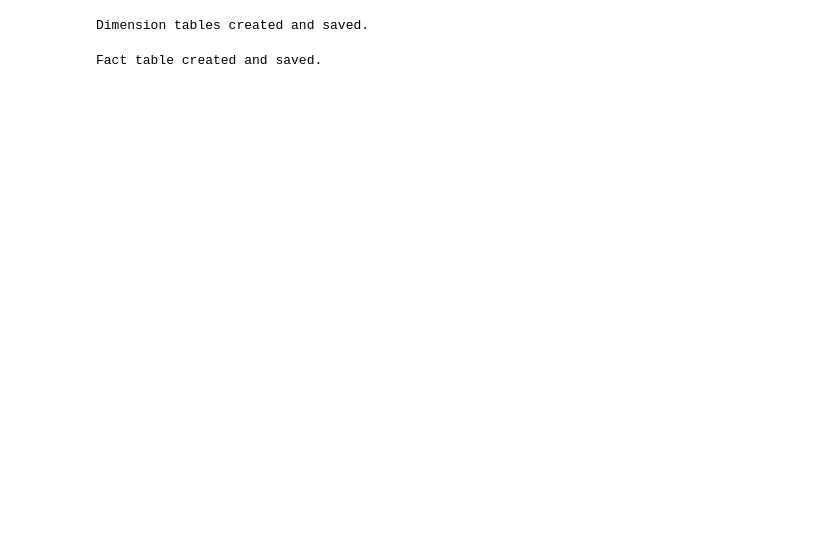
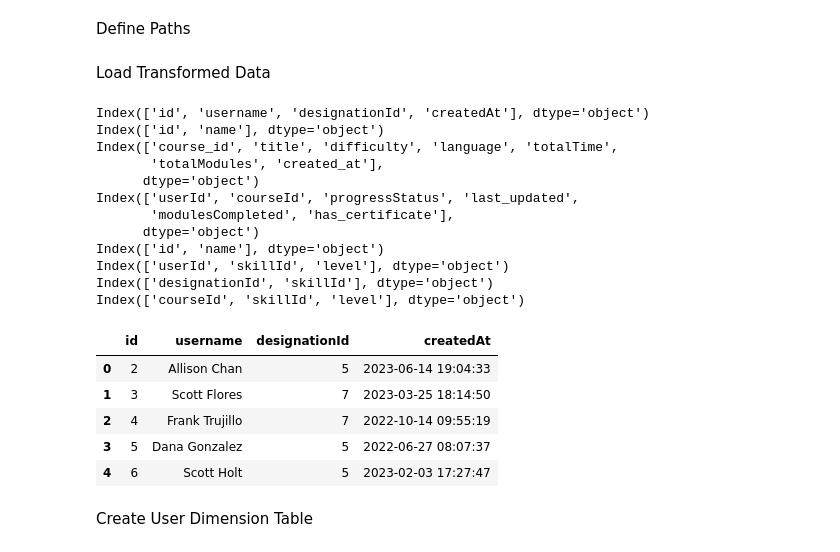
Before and after one commit to AishwaryaGanesh02/jman-course-management, a Jupyter notebook: data/pipelines/gold/create_data_marts.ipynb, the cells around one changed output. Drawn from its saved outputs; the diff is of its cells as text; code cells hidden in the pictures; blank space fills up the shorter version.

Commit message:
DE: Gold layer

```diff
--- a/data/pipelines/gold/create_data_marts.ipynb
+++ b/data/pipelines/gold/create_data_marts.ipynb
@@ -1,4 +1,6 @@
 # %%
 import pandas as pd
 import os
+# %% [markdown]
+Define Paths
 # %%
@@ -8,47 +10,38 @@ os.makedirs(GOLD_DATA_DIR, exist_ok=True)
+# %% [markdown]
+Load Transformed Data
 # %%
-# Cell 2: Load transformed data
+# Load transformed data
 tables = [
     "User", "Designation", "Course", "EmployeeProgress",
     "Skill", "UserSkill", "DesignationSkill", "CourseSkill"
 ]
 
 # Dictionary to hold DataFrames for each table
 transformed_dfs = {}
 
 for table in tables:
-    file_path = os.path.join(TRANSFORMED_DATA_DIR, f'transformed_{table}.csv')
+    file_path = os.path.join(TRANSFORMED_DATA_DIR, f'prep_{table}.csv')
     transformed_dfs[table] = pd.read_csv(file_path)
+    print(transformed_dfs[table].columns)
+transformed_dfs["User"].head()
+# %% [output]
+Index(['id', 'username', 'designationId', 'createdAt'], dtype='object')
+Index(['id', 'name'], dtype='object')
+Index(['course_id', 'title', 'difficulty', 'language', 'totalTime',
+       'totalModules', 'created_at'],
+      dtype='object')
+Index(['userId', 'courseId', 'progressStatus', 'last_updated',
+       'modulesCompleted', 'has_certificate'],
+      dtype='object')
+Index(['id', 'name'], dtype='object')
+Index(['userId', 'skillId', 'level'], dtype='object')
+Index(['designationId', 'skillId'], dtype='object')
+Index(['courseId', 'skillId', 'level'], dtype='object')
+|  | id | username | designationId | createdAt |
+| 0 | 2 | Allison Chan | 5 | 2023-06-14 19:04:33 |
+| 1 | 3 | Scott Flores | 7 | 2023-03-25 18:14:50 |
+| 2 | 4 | Frank Trujillo | 7 | 2022-10-14 09:55:19 |
+| 3 | 5 | Dana Gonzalez | 5 | 2022-06-27 08:07:37 |
+| 4 | 6 | Scott Holt | 5 | 2023-02-03 17:27:47 |
-# %%
-# Cell 3: Create dimension tables
-dim_users = transformed_dfs["User"]
-dim_designations = transformed_dfs["Designation"]
-dim_courses = transformed_dfs["Course"]
-dim_skills = transformed_dfs["Skill"]
-
-# Save dimension tables
-dim_users.to_csv(os.path.join(GOLD_DATA_DIR, 'dim_users.csv'), index=False)
-dim_designations.to_csv(os.path.join(GOLD_DATA_DIR, 'dim_designations.csv'), index=False)
-dim_courses.to_csv(os.path.join(GOLD_DATA_DIR, 'dim_courses.csv'), index=False)
-dim_skills.to_csv(os.path.join(GOLD_DATA_DIR, 'dim_skills.csv'), index=False)
-
-print("Dimension tables created and saved.")
-# %% [output]
-Dimension tables created and saved.
-# %%
-# Cell 4: Create fact table
-# Fact table: EmployeeProgress which relates users and courses
-fact_employee_progress = transformed_dfs["EmployeeProgress"]
-
-# Join with dimension tables to add descriptive names (if needed)
-fact_employee_progress = fact_employee_progress.merge(dim_users[['id', 'username']], left_on='userId', right_on='id', how='left', suffixes=('', '_user'))
-fact_employee_progress = fact_employee_progress.merge(dim_courses[['course_id', 'title']], left_on='courseId', right_on='course_id', how='left', suffixes=('', '_course'))
-
-# Select relevant columns for the fact table
-fact_employee_progress = fact_employee_progress[['userId', 'courseId', 'progressStatus', 'last_updated', 'modulesCompleted', 'username', 'title']]
-
-# Save fact table
-fact_employee_progress.to_csv(os.path.join(GOLD_DATA_DIR, 'fact_employee_progress.csv'), index=False)
-
-print("Fact table created and saved.")
-# %% [output]
-Fact table created and saved.
+# %% [markdown]
+Create User Dimension Table
```
Also changed, not shown: parts of 19 cells of this notebook, 22 other files.
